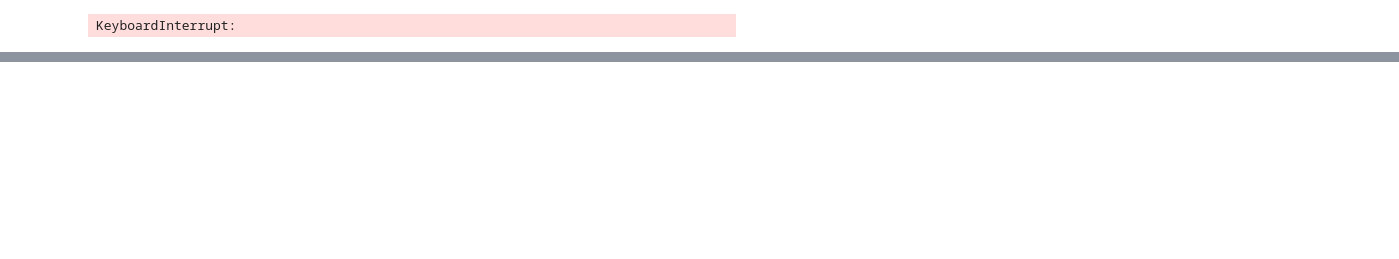
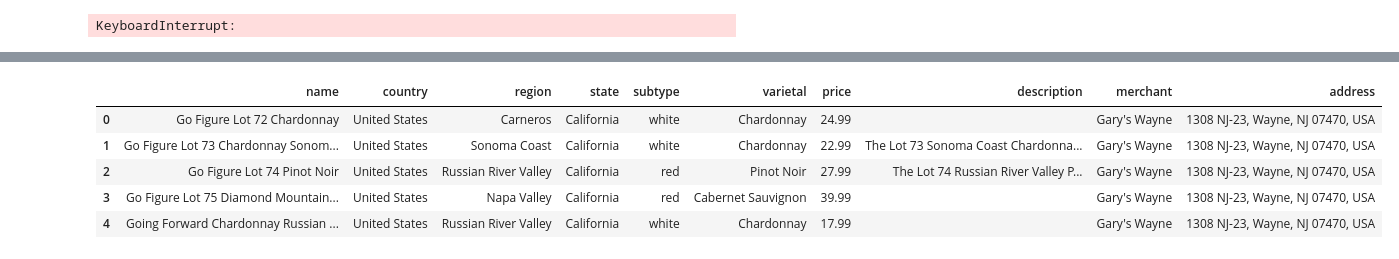
Before and after one commit to MersedehSP/Wine_ETL, a Jupyter notebook: Brian_garyswine_json.ipynb, the cells around one changed output, grey strips where cells are left out. Drawn from its saved outputs; the diff is of its cells as text; code cells hidden in the pictures; blank space fills up the shorter version.

Commit message:
updated dataframe to match other team members data columns

```diff
--- a/Brian_garyswine_json.ipynb
+++ b/Brian_garyswine_json.ipynb
@@ -601,0 +623,11 @@ print(len(real_data5))
+# %%
+modDfObj = df.drop(['age' , 'sku', 'type', ] , axis='columns')
+# %%
+modDfObj.head()
+# %% [output]
+|  | name | country | region | state | subtype | varietal | price | description | merchant | address |
+| 0 | Go Figure Lot 72 Chardonnay | United States | Carneros | California | white | Chardonnay | 24.99 |  | Gary's Wayne | 1308 NJ-23, Wayne, NJ 07470, USA |
+| 1 | Go Figure Lot 73 Chardonnay Sonom... | United States | Sonoma Coast | California | white | Chardonnay | 22.99 | The Lot 73 Sonoma Coast Chardonna... | Gary's Wayne | 1308 NJ-23, Wayne, NJ 07470, USA |
+| 2 | Go Figure Lot 74 Pinot Noir | United States | Russian River Valley | California | red | Pinot Noir | 27.99 | The Lot 74 Russian River Valley P... | Gary's Wayne | 1308 NJ-23, Wayne, NJ 07470, USA |
+| 3 | Go Figure Lot 75 Diamond Mountain... | United States | Napa Valley | California | red | Cabernet Sauvignon | 39.99 |  | Gary's Wayne | 1308 NJ-23, Wayne, NJ 07470, USA |
+| 4 | Going Forward Chardonnay Russian ... | United States | Russian River Valley | California | white | Chardonnay | 17.99 |  | Gary's Wayne | 1308 NJ-23, Wayne, NJ 07470, USA |
```
Also changed, not shown: parts of 4 cells of this notebook, 2 other files.
